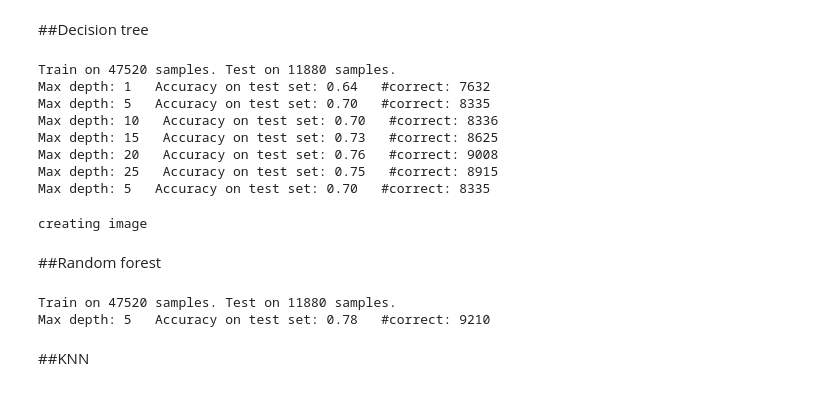
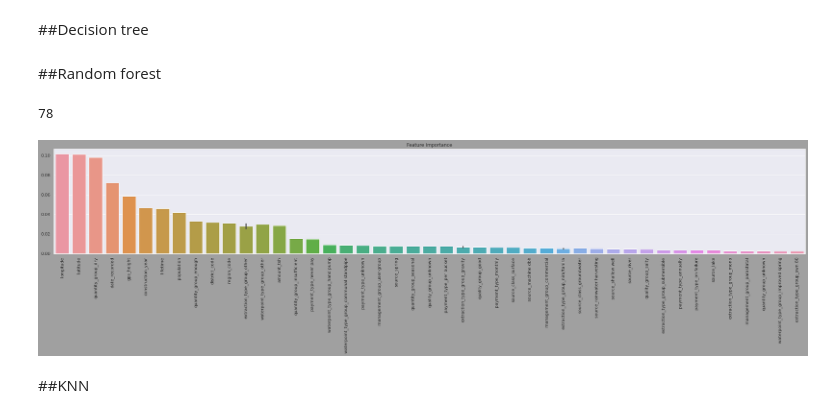
Before and after one commit to mspoorendonk/drivendata, a Jupyter notebook: drivendata_waterpump.ipynb, the cells around one changed output. Drawn from its saved outputs; the diff is of its cells as text; code cells hidden in the pictures.

```diff
--- a/drivendata_waterpump.ipynb
+++ b/drivendata_waterpump.ipynb
@@ -213,78 +281,70 @@ X.head(), Y.head()
 # %%
 print("Train on %d samples. Test on %d samples." % (len(X_train), len(X_test)))
 
+results['tree'] = 0
 for d in [1, 5, 10, 15, 20, 25, 5]: # end with 5 so it can be plotted in next cell
   model = tree.DecisionTreeClassifier(criterion='gini',max_depth=d)
   model = model.fit(X_train, Y_train)
 
   #Predict the response for test dataset
   y_pred = model.predict(X_test)
-  correct = 0
-  for i in range(len(y_pred)):
-    y_vals = Y_test.iloc[i].values
-    y_pred_vals = y_pred[i]
-    #print(y_vals, y_pred_vals)
-    if (y_vals == y_pred_vals).all():
-      #print("correct")
-      correct += 1
-    #else:
-      #print('incorrect')
-    #if correct>10: break
 
-  print("Max depth: %d   Accuracy on test set: %.2f   #correct: %d" % (d, correct/len(y_pred), correct))
+  accuracy, correct=calc_accuracy(y_pred, Y_test)
+  print("Max depth: %d   Accuracy on test set: %.2f   #correct: %d" % (d, accuracy, correct))
+  if accuracy > results['tree']: results['tree']=accuracy
-# %% [output]
-Train on 47520 samples. Test on 11880 samples.
-Max depth: 1   Accuracy on test set: 0.64   #correct: 7632
-Max depth: 5   Accuracy on test set: 0.70   #correct: 8335
-Max depth: 10   Accuracy on test set: 0.70   #correct: 8336
-Max depth: 15   Accuracy on test set: 0.73   #correct: 8625
-Max depth: 20   Accuracy on test set: 0.76   #correct: 9008
-Max depth: 25   Accuracy on test set: 0.75   #correct: 8915
-Max depth: 5   Accuracy on test set: 0.70   #correct: 8335
 # %%
 # Export/Print a decision tree in DOT format. Only do this when max_depth is small (<=6) otherwise it gets too slow.
 #print(tree.export_graphviz(clf, None))
 
 if d < 6:
-  print('creating image')
+  print('extracting dot')
   #Create Dot Data
   dot_data = tree.export_graphviz(model, out_file=None, feature_names=list(X_train.columns.values),
                                   class_names=['func', 'repair', 'nonfunc'], rounded=True, filled=True) #Gini decides which attribute/feature should be placed at the root node, which features will act as internal nodes or leaf nodes
   #print(dot_data)
-  #Create Graph from DOT data
+  print('Create graph image from DOT data')
   graph = pydotplus.graph_from_dot_data(dot_data)
 
-  # Show graph
+  print('Show graph')
   Image(graph.create_png())
+else:
+  print('graph to deep to fit in image')
-# %% [output]
-creating image
 # %% [markdown]
 ##Random forest
 # %%
-print("Train on %d samples. Test on %d samples." % (len(X_train), len(X_test)))
+print("Train on %d samples, %d variables. Test on %d samples." % (X_train.shape[0], X_train.shape[1], len(X_test)))
 
-
-model = RandomForestClassifier(n_jobs=None,random_state=27,verbose=0, max_depth=20, criterion='gini')
+d=20
+model = RandomForestClassifier(n_jobs=None,random_state=27,verbose=0, max_depth=d, criterion='gini')
 model = model.fit(X_train, Y_train)
 
 #Predict the response for test dataset
 y_pred = model.predict(X_test)
-correct = 0
-for i in range(len(y_pred)):
-  y_vals = Y_test.iloc[i].values
-  y_pred_vals = y_pred[i]
-  #print(y_vals, y_pred_vals)
-  if (y_vals == y_pred_vals).all():
-    #print("correct")
-    correct += 1
-  #else:
-    #print('incorrect')
-  #if correct>10: break
 
-print("Max depth: %d   Accuracy on test set: %.2f   #correct: %d" % (d, correct/len(y_pred), correct))
+accuracy, correct=calc_accuracy(y_pred, Y_test)
+print("Max depth: %d   Accuracy on test set: %.2f   #correct: %d" % (d, accuracy, correct))
+results['forest']=accuracy
-# %% [output]
-Train on 47520 samples. Test on 11880 samples.
-Max depth: 5   Accuracy on test set: 0.78   #correct: 9210
+# %%
+# feature importances
+#inspiration: https://github.com/ernestng11/touchpoint-prediction/blob/master/model-building.ipynb
+
+print(len(model.feature_importances_))
+combined = zip(model.feature_importances_, X_train.columns)
+combined = sorted(combined, reverse=True)[:50]
+#print(combined)
+#for i in len(combined):
+#  print('%s\t%.3f' % (combined[i][1], combined[i][0]))
+
+importance, features = list(zip(*combined))
+
+f, ax = plt.subplots(figsize=(35,5))
+plot = sns.barplot(x=np.array(features), y=np.array(importance))
+ax.set_title('Feature Importance')
+plot.set_xticklabels(plot.get_xticklabels(),rotation='vertical')
+plt.show()
+# %% [output]
+78
+[figure, added]
 # %% [markdown]
 ##KNN
 # %%
```
Also changed, not shown: parts of 22 cells of this notebook.
